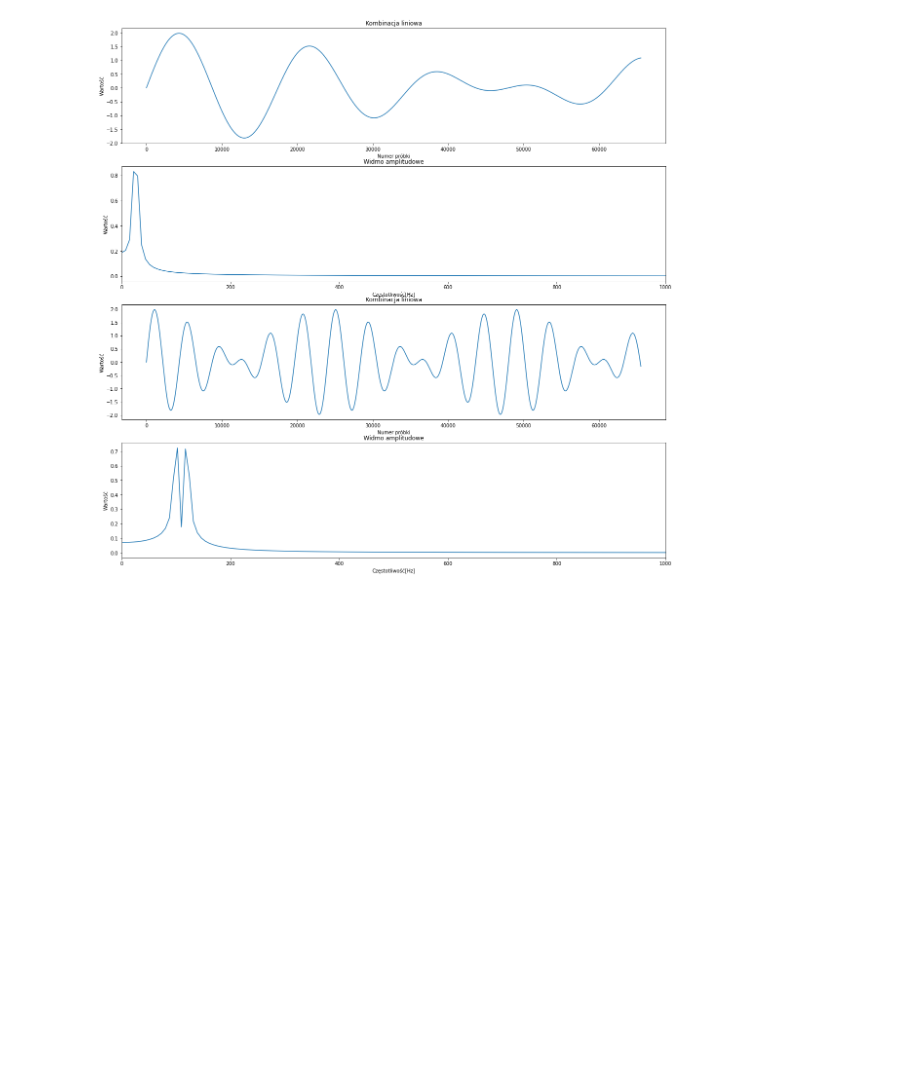
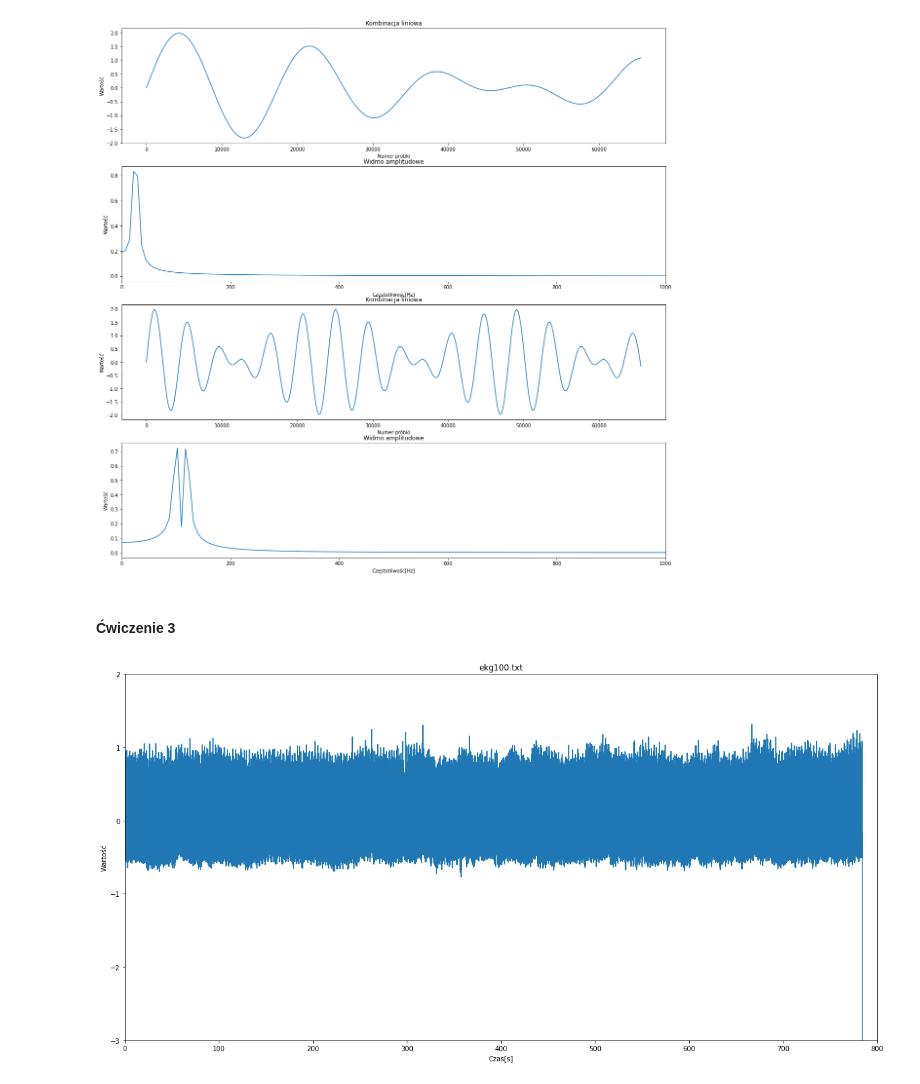
Before and after one commit to magdalena09/CPSiO-lab, a Jupyter notebook: lab1.ipynb, the cells around one changed output. Saved outputs shown, nothing was run; the diff lists cells and outputs as text; code cells hidden in the pictures; blank space fills up the shorter version.

```diff
--- a/lab1.ipynb
+++ b/lab1.ipynb
@@ -207,3 +202,24 @@ plt.ylabel('Wartość')
 plt.show()
 # %% [output]
 [figure]
+# %% [markdown]
+#### Ćwiczenie 3
+# %%
+str1=os.getcwd()
+
+ekg100 = pd.read_csv(str1+'\\ekg100.txt', names=['1'])
+sampling_frequency_ekg100 = 360 # czestotliwosc probkowania
+
+ekg100['Czas'] = ekg100.index/sampling_frequency_ekg100 # ustalenie punktów na osi czasu
+ekg100 = ekg100.set_index('Czas')
+
+plt.figure(figsize=(20,10))
+plt.plot(ekg100.index, ekg100['1'])
+plt.title('ekg100.txt')
+plt.xlabel('Czas[s]')
+plt.ylabel('Wartość')
+plt.xlim(0,800)
+plt.ylim(-3,2.0)
+plt.show()
+# %% [output]
+[figure, added]
```
Also changed, not shown: parts of 5 cells of this notebook.
